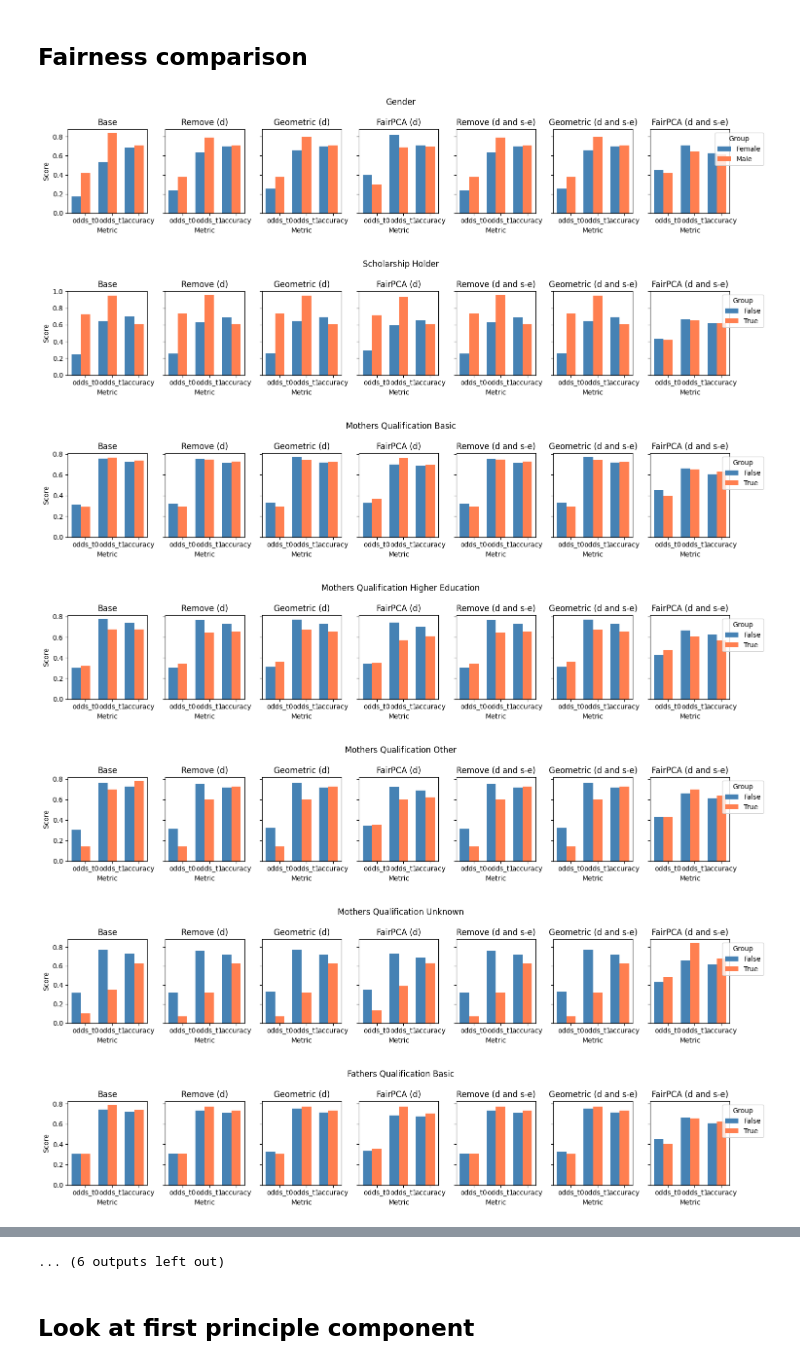
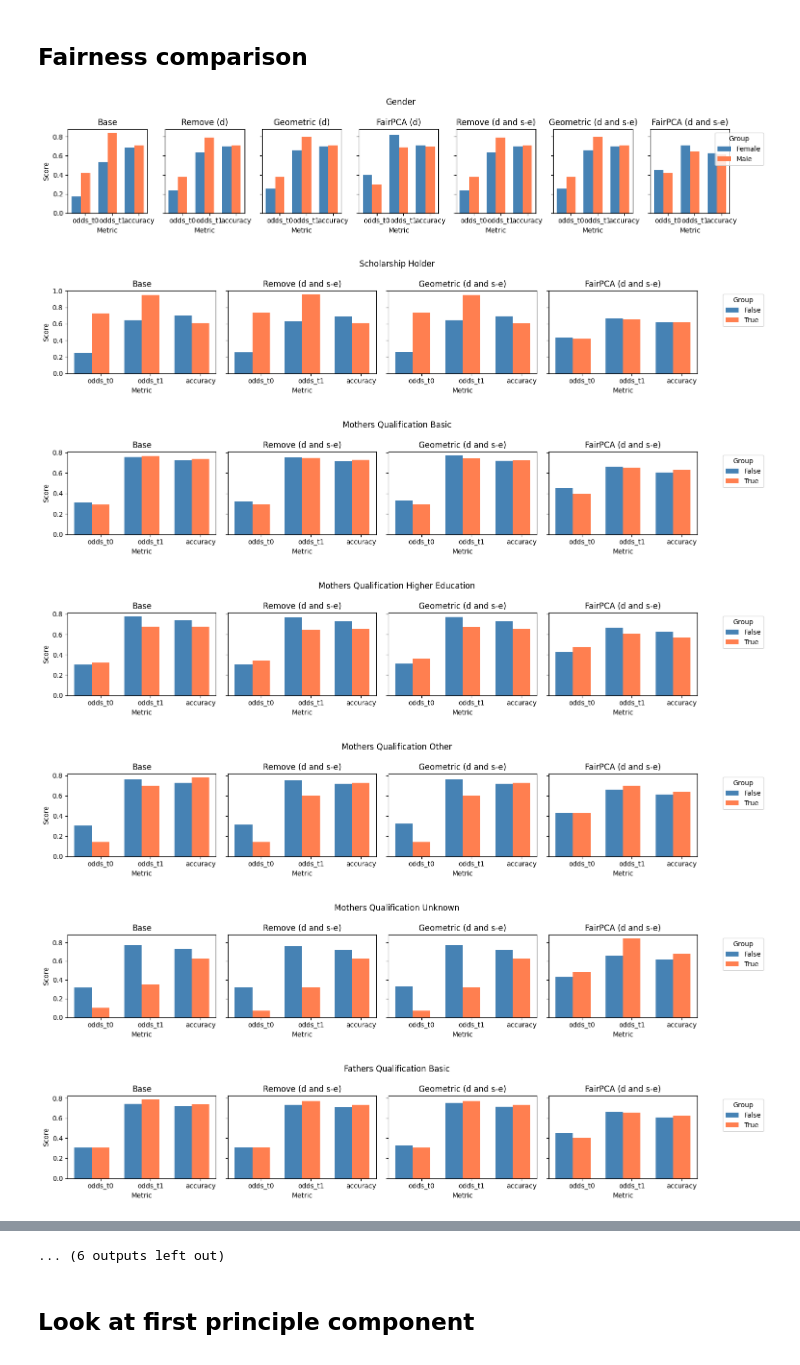
Before and after one commit to Xannadoo/Algorithmic_Fairness_Mandatories, a Jupyter notebook: Exam/Predicting_students_dropout_v3.ipynb, the cells around one changed output, grey strips where cells are left out. Saved outputs shown, nothing was run; the diff lists cells and outputs as text; code cells hidden in the pictures.

Commit message:
look only into certain groups (and not all protected features)

```diff
--- a/Exam/Predicting_students_dropout_v3.ipynb
+++ b/Exam/Predicting_students_dropout_v3.ipynb
@@ -365,10 +365,15 @@ protected_cols_demographic = [x for x in features.columns if (x in ['gender',
 protected_cols_demographic_and_socio_economic = [x for x in features.columns if ('mother' in x) or ('father' in  x) or (x in protected_cols_demographic) \
                                                                  or x in ['educational_special_needs', 'debtor', 'tuition_fees_up_to_date', 'scholarship_holder']   ]
 
+
 ## Focused on these groups to avoid too many plots when comparing protected columns. Scholarship status and gender showed a relatively high correlation with graduation likelihood.
 ## Futhermore, did parents' background seems to have a little influence as well.
-protected_cols=[x for x in features.columns if ('scholarship_holder' in x) or ('mother' in x) or ('father' in  x) or (x=='gender')]
-groups = features[protected_cols]
+
+group_cols_demographic=[x for x in features.columns if (x=='gender')]
+groups_demographic = features[group_cols_demographic]
+
+group_cols_demographic_and_socio_economic=[x for x in features.columns if ('scholarship_holder' in x) or ('mother' in x) or ('father' in  x)]
+groups_demographic_and_socio_economic = features[group_cols_demographic_and_socio_economic]
 # %%
 logreg = LogisticRegression(max_iter=1000, random_state=seed)
 # %% [markdown]
@@ -514,44 +519,74 @@ def plot_scores_and_group_compare(dfs=[], titles=None, suptitle='', color_palett
     plt.tight_layout()
     plt.show()
 # %%
-for g in groups:
+### d = remove demographic data, and s-e = remove socio-economic data
+for g in groups_demographic:
     if g=='gender':
         gn = ['Female', 'Male']
     else:
         gn = ['False', 'True']
 
-    log_metric_score = metric_scores(y_test=labels, y_pred = logreg_preds, group_test=groups[g])
+    log_metric_score = metric_scores(y_test=labels, y_pred = logreg_preds, group_test=groups_demographic[g])
     log_metric_df = metric_df(log_metric_score, group_names=gn, names=metric_names)
 
-    log_metric_score_geom_demographic = metric_scores(y_test=labels, y_pred = logreg_preds_db_demographic, group_test=groups[g])
+    log_metric_score_geom_demographic = metric_scores(y_test=labels, y_pred = logreg_preds_db_demographic, group_test=groups_demographic[g])
     log_metric_df_geom_demographic = metric_df(log_metric_score_geom_demographic, group_names=gn, names=metric_names)
 
-    log_metric_score_geom_demographic_and_socio_economic = metric_scores(y_test=labels, y_pred = logreg_preds_db_demographic_and_socio_economic, group_test=groups[g])
+    log_metric_score_geom_demographic_and_socio_economic = metric_scores(y_test=labels, y_pred = logreg_preds_db_demographic_and_socio_economic, group_test=groups_demographic[g])
     log_metric_df_geom_demographic_and_socio_economic = metric_df(log_metric_score_geom_demographic_and_socio_economic, group_names=gn, names=metric_names)
 
-    log_metric_score_pca_demographic = metric_scores(y_test=labels, y_pred = logreg_preds_pca_demographic, group_test=groups[g])
+    log_metric_score_pca_demographic = metric_scores(y_test=labels, y_pred = logreg_preds_pca_demographic, group_test=groups_demographic[g])
     log_metric_df_pca_demographic = metric_df(log_metric_score_pca_demographic, group_names=gn, names=metric_names)
 
-    log_metric_score_pca_demographic_socio_economic = metric_scores(y_test=labels, y_pred = logreg_preds_pca_demographic_and_socio_economic, group_test=groups[g])
+    log_metric_score_pca_demographic_socio_economic = metric_scores(y_test=labels, y_pred = logreg_preds_pca_demographic_and_socio_economic, group_test=groups_demographic[g])
     log_metric_df_pca_demographic_and_socio_economic = metric_df(log_metric_score_pca_demographic_socio_economic, group_names=gn, names=metric_names)
 
-    log_metric_score_1 = metric_scores(y_test=labels, y_pred = logreg_preds_unres, group_test=groups[g])
+    log_metric_score_1 = metric_scores(y_test=labels, y_pred = logreg_preds_unres, group_test=groups_demographic[g])
     log_metric_df_1 = metric_df(log_metric_score_1, group_names=gn, names=metric_names)
 
-    log_metric_score_2 = metric_scores(y_test=labels, y_pred = logreg_preds_unres, group_test=groups[g])
+    log_metric_score_2 = metric_scores(y_test=labels, y_pred = logreg_preds_unres, group_test=groups_demographic[g])
     log_metric_df_2 = metric_df(log_metric_score_2, group_names=gn, names=metric_names)
 
 
     plot_scores_and_group_compare([log_metric_df,log_metric_df_1, log_metric_df_geom_demographic, log_metric_df_pca_demographic, log_metric_df_2, log_metric_df_geom_demographic_and_socio_economic, log_metric_df_pca_demographic_and_socio_economic],
                                   titles=['Base', 'Remove (d)','Geometric (d)', 'FairPCA (d)', 'Remove (d and s-e)', 'Geometric (d and s-e)', 'FairPCA (d and s-e)'],
                                   suptitle=f'{g.replace("_", " ").title()}',
                                   color_palette=['steelblue', 'coral'],
                                   figsize=(15,3))
+
+
+### Remove Demographic and Socio Economic
+for g in groups_demographic_and_socio_economic:
+    if g=='gender':
+        gn = ['Female', 'Male']
+    else:
+        gn = ['False', 'True']
+
+    log_metric_score = metric_scores(y_test=labels, y_pred = logreg_preds, group_test=groups_demographic_and_socio_economic[g])
+    log_metric_df = metric_df(log_metric_score, group_names=gn, names=metric_names)
+
+    log_metric_score_geom_demographic_and_socio_economic = metric_scores(y_test=labels, y_pred = logreg_preds_db_demographic_and_socio_economic, group_test=groups_demographic_and_socio_economic[g])
+    log_metric_df_geom_demographic_and_socio_economic = metric_df(log_metric_score_geom_demographic_and_socio_economic, group_names=gn, names=metric_names)
+
+    log_metric_score_pca_demographic_socio_economic = metric_scores(y_test=labels, y_pred = logreg_preds_pca_demographic_and_socio_economic, group_test=groups_demographic_and_socio_economic[g])
+    log_metric_df_pca_demographic_and_socio_economic = metric_df(log_metric_score_pca_demographic_socio_economic, group_names=gn, names=metric_names)
+
+    log_metric_score_2 = metric_scores(y_test=labels, y_pred = logreg_preds_unres, group_test=groups_demographic_and_socio_economic[g])
+    log_metric_df_2 = metric_df(log_metric_score_2, group_names=gn, names=metric_names)
+
+
+    plot_scores_and_group_compare([log_metric_df, log_metric_df_2, log_metric_df_geom_demographic_and_socio_economic, log_metric_df_pca_demographic_and_socio_economic],
+                                  titles=['Base', 'Remove (d and s-e)', 'Geometric (d and s-e)', 'FairPCA (d and s-e)'],
+                                  suptitle=f'{g.replace("_", " ").title()}',
+                                  color_palette=['steelblue', 'coral'],
+                                  figsize=(15,3))
+
+#######
 # %% [output]
 [figure]
-[figure, old version]
+[figure, new version]
-[figure, old version]
+[figure, new version]
-[figure, old version]
+[figure, new version]
-[figure, old version]
+[figure, new version]
-[figure, old version]
+[figure, new version]
-[figure, old version]
+[figure, new version]
```
Also changed, not shown: parts of 7 cells of this notebook.
